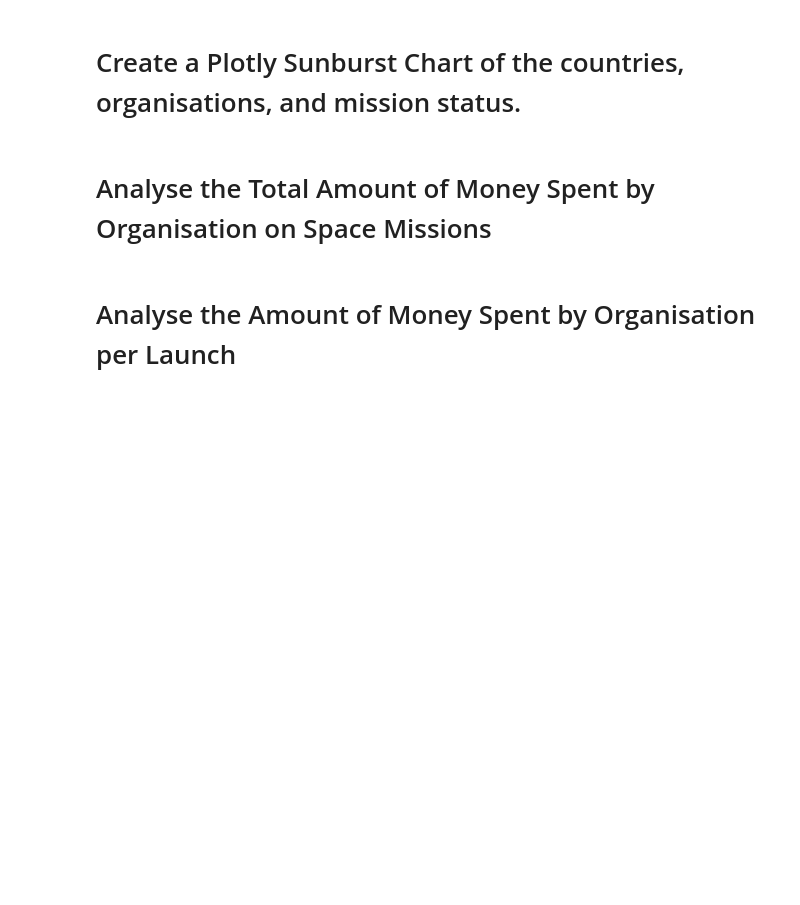
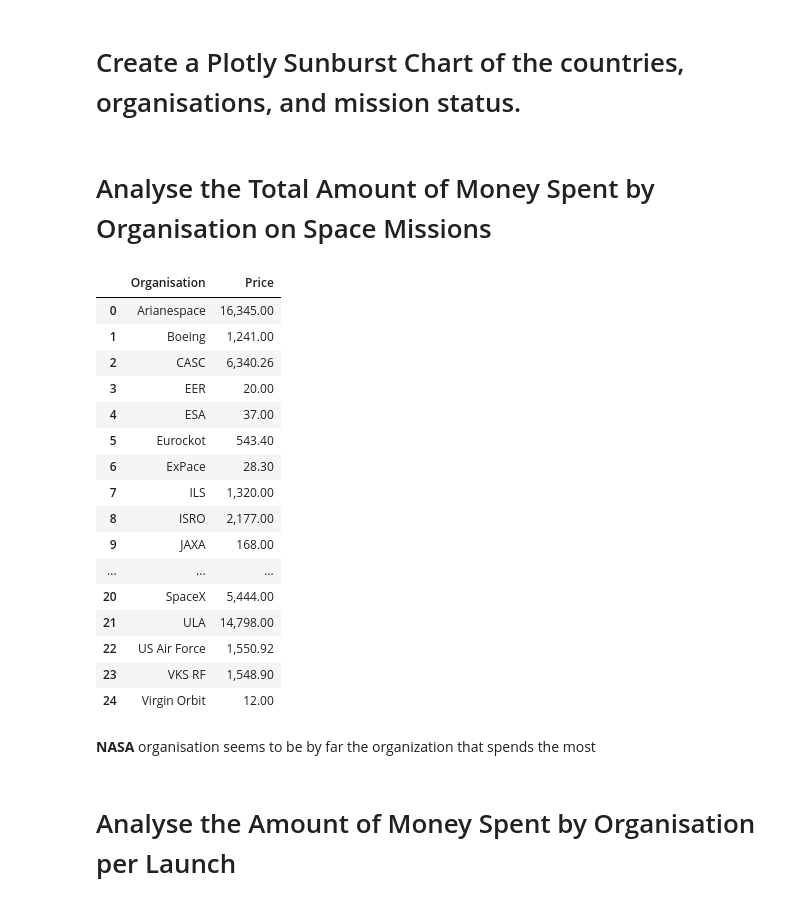
Before and after one commit to Tanguy9862/Python-Project, a Jupyter notebook: 01. Data Science/00. Space Race/Space_Missions_Analysis_(start).ipynb, the cells around one changed output. Drawn from its saved outputs; the diff is of its cells as text; code cells hidden in the pictures; blank space fills up the shorter version.

```diff
--- a/01. Data Science/00. Space Race/Space_Missions_Analysis_(start).ipynb
+++ b/01. Data Science/00. Space Race/Space_Missions_Analysis_(start).ipynb
@@ -114,4 +114,6 @@ df_data.Price = df_data.Price.str.replace(",", "")
 df_data.Price = np.where(df_data.Price == df_data.Price.isnull().values.any(), df_data.Price, df_data.Price.astype(float))
+# %%
+clean_df.Price = pd.to_numeric(clean_df.Price)
 # %%
 df_data['Price'].describe()
 # %% [output]
@@ -440,3 +448,25 @@ fig.update_layout(
 fig.show()
 # %% [markdown]
 # Analyse the Total Amount of Money Spent by Organisation on Space Missions
+# %%
+df_amount = clean_df.groupby("Organisation").agg({'Price': 'sum'})
+df_amount = df_amount.reset_index()
+df_amount
+# %% [output]
+|  | Organisation | Price |
+| 0 | Arianespace | 16,345.00 |
+| 1 | Boeing | 1,241.00 |
+| 2 | CASC | 6,340.26 |
+| 3 | EER | 20.00 |
+| 4 | ESA | 37.00 |
+| 5 | Eurockot | 543.40 |
+| 6 | ExPace | 28.30 |
+| 7 | ILS | 1,320.00 |
+| 8 | ISRO | 2,177.00 |
+| 9 | JAXA | 168.00 |
+| ... | ... | ... |
+| 20 | SpaceX | 5,444.00 |
+| 21 | ULA | 14,798.00 |
+| 22 | US Air Force | 1,550.92 |
+| 23 | VKS RF | 1,548.90 |
+| 24 | Virgin Orbit | 12.00 |
@@ -443,2 +493,4 @@ fig.show()
+# %% [markdown]
+**NASA** organisation seems to be by far the organization that spends the most
 # %% [markdown]
 # Analyse the Amount of Money Spent by Organisation per Launch
```
Also changed, not shown: parts of 22 cells of this notebook.
